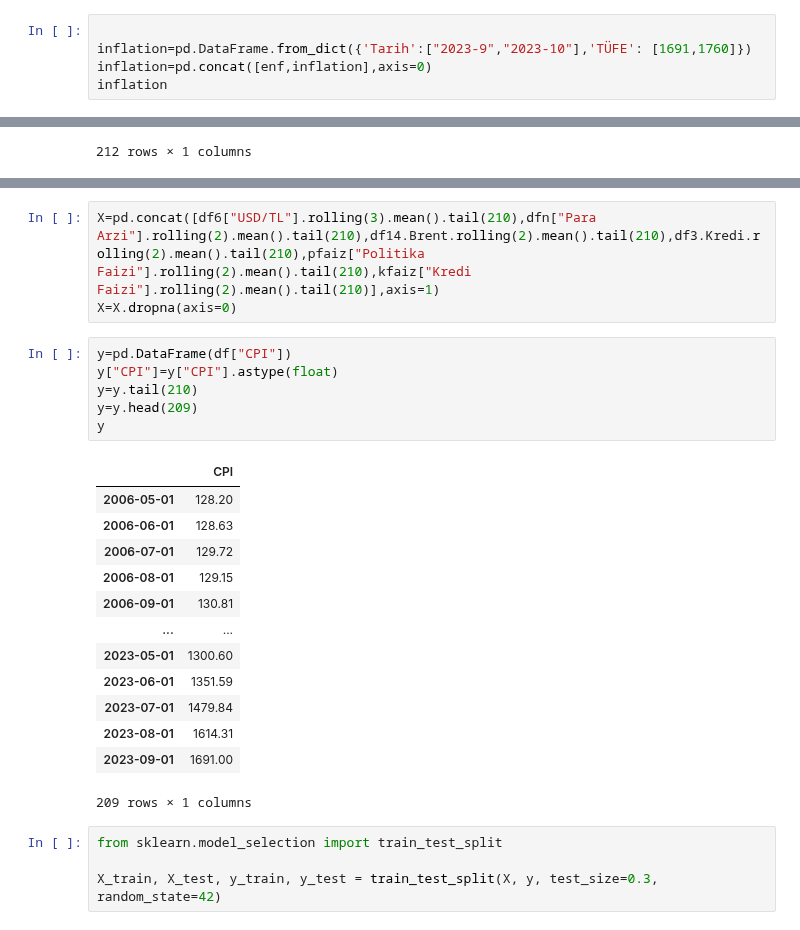
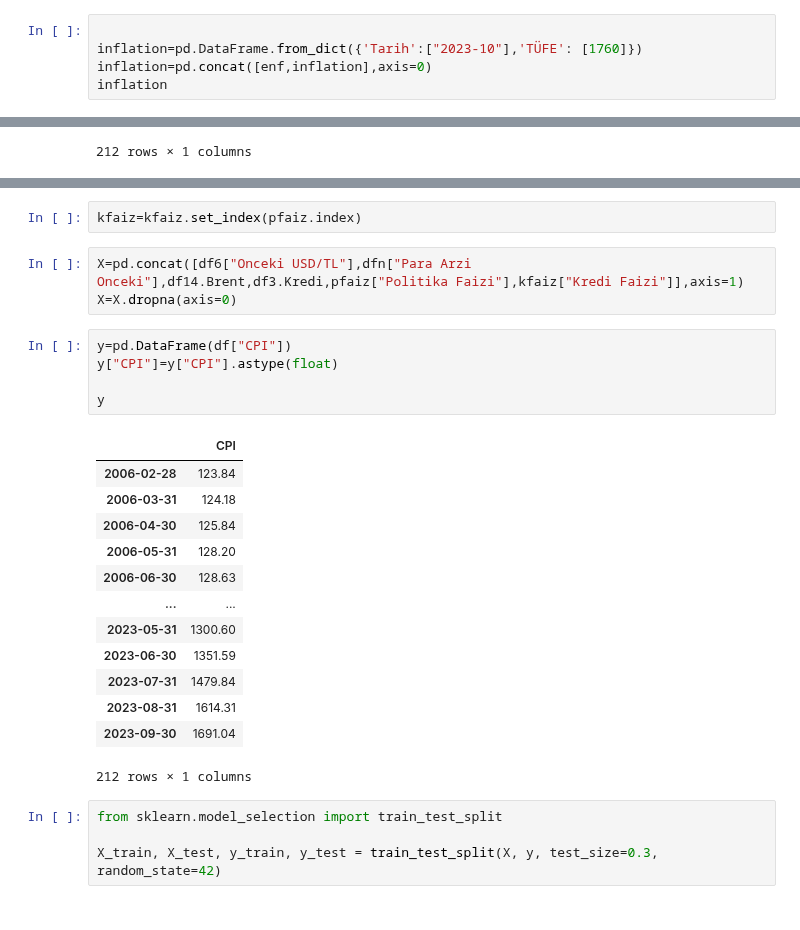
Before and after one commit to kaboya19/InflationForecast, a Jupyter notebook: InflationForecast.ipynb, the cells around one changed output, grey strips where cells are left out. Saved outputs shown, nothing was run; the diff lists cells and outputs as text.

```diff
--- a/InflationForecast.ipynb
+++ b/InflationForecast.ipynb
@@ -73,7 +73,7 @@ enf=pd.DataFrame(enf)
 enf.columns=["Tarih","TÜFE"]
 # %%
 
-inflation=pd.DataFrame.from_dict({'Tarih':["2023-9","2023-10"],'TÜFE': [1691,1760]})
+inflation=pd.DataFrame.from_dict({'Tarih':["2023-10"],'TÜFE': [1760]})
 inflation=pd.concat([enf,inflation],axis=0)
 inflation
 # %% [output]
@@ -465,27 +466,28 @@ mfaiz
 212 rows × 1 columns
+# %%
+kfaiz=kfaiz.set_index(pfaiz.index)
 # %%
-X=pd.concat([df6["USD/TL"].rolling(3).mean().tail(210),dfn["Para Arzi"].rolling(2).mean().tail(210),df14.Brent.rolling(2).mean().tail(210),df3.Kredi.rolling(2).mean().tail(210),pfaiz["Politika Faizi"].rolling(2).mean().tail(210),kfaiz["Kredi Faizi"].rolling(2).mean().tail(210)],axis=1)
+X=pd.concat([df6["Onceki USD/TL"],dfn["Para Arzi Onceki"],df14.Brent,df3.Kredi,pfaiz["Politika Faizi"],kfaiz["Kredi Faizi"]],axis=1)
 X=X.dropna(axis=0)
 # %%
 y=pd.DataFrame(df["CPI"])
 y["CPI"]=y["CPI"].astype(float)
-y=y.tail(210)
-y=y.head(209)
+
 y
 # %% [output]
 |  | CPI |
-| 2006-05-01 | 128.20 |
-| 2006-06-01 | 128.63 |
-| 2006-07-01 | 129.72 |
-| 2006-08-01 | 129.15 |
-| 2006-09-01 | 130.81 |
+| 2006-02-28 | 123.84 |
+| 2006-03-31 | 124.18 |
+| 2006-04-30 | 125.84 |
+| 2006-05-31 | 128.20 |
+| 2006-06-30 | 128.63 |
 | ... | ... |
-| 2023-05-01 | 1300.60 |
-| 2023-06-01 | 1351.59 |
-| 2023-07-01 | 1479.84 |
-| 2023-08-01 | 1614.31 |
-| 2023-09-01 | 1691.00 |
+| 2023-05-31 | 1300.60 |
+| 2023-06-30 | 1351.59 |
+| 2023-07-31 | 1479.84 |
+| 2023-08-31 | 1614.31 |
+| 2023-09-30 | 1691.04 |
-209 rows × 1 columns
+212 rows × 1 columns
 # %%
 from sklearn.model_selection import train_test_split
 
```
Also changed, not shown: parts of 34 cells of this notebook.
